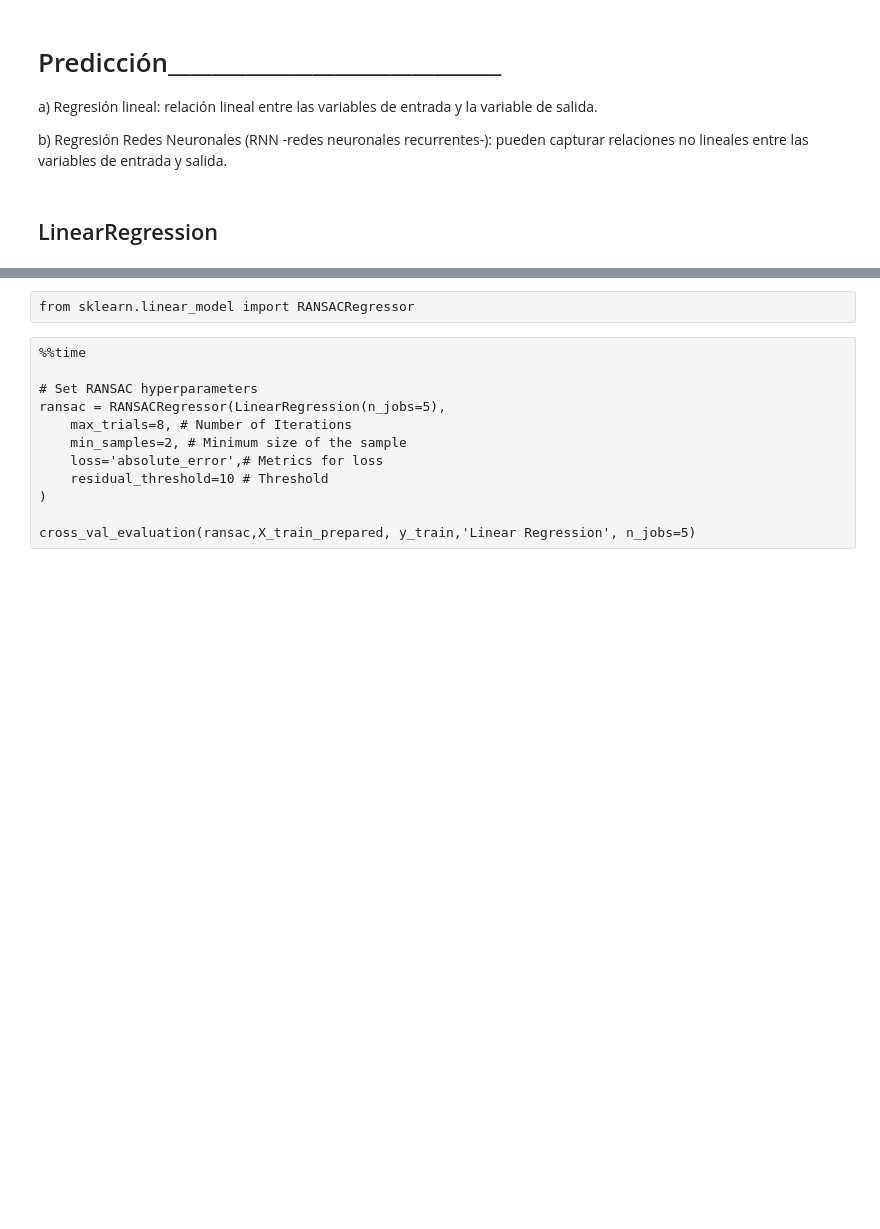
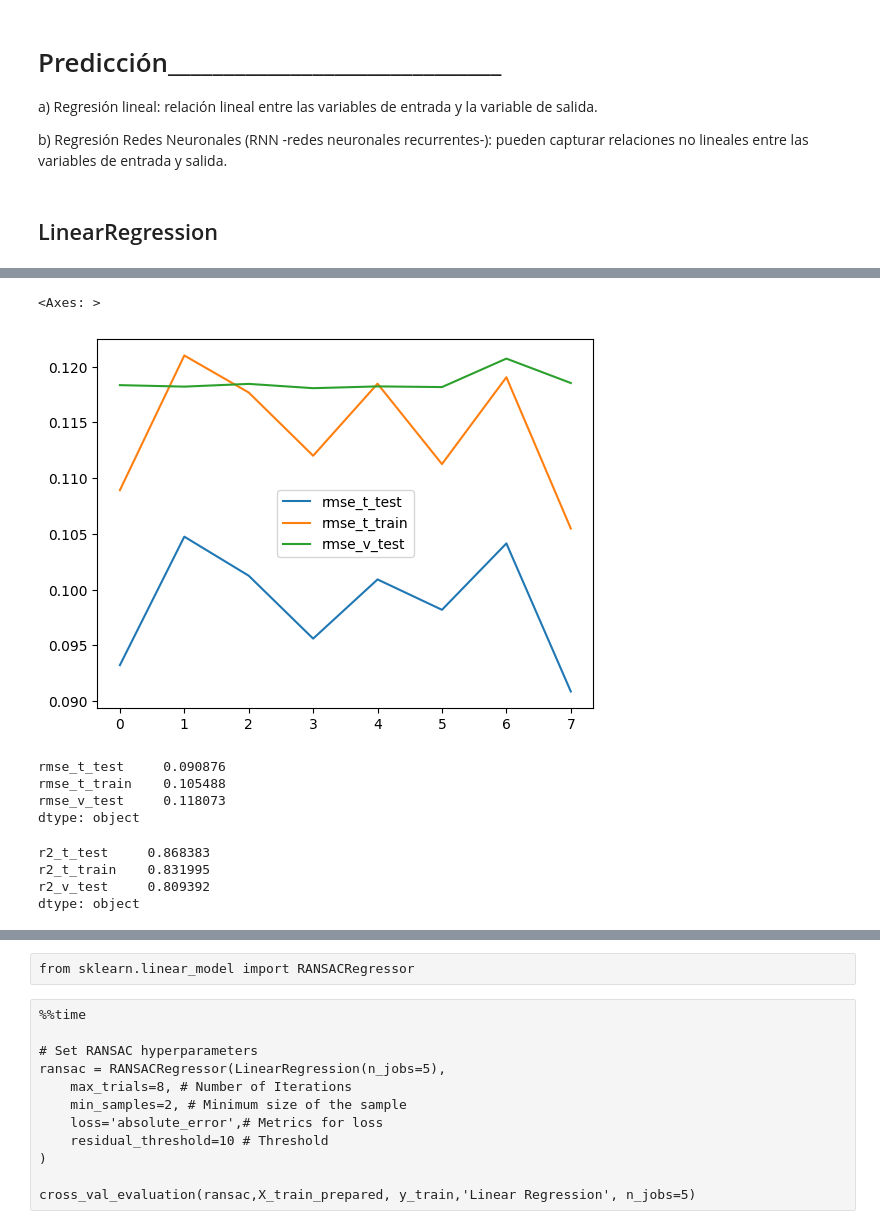
Before and after one commit to or1ol/CaptstoneProject, a Jupyter notebook: dades_complet_v1-6-Prediction.ipynb, the cells around one changed output, grey strips where cells are left out. Drawn from its saved outputs; the diff is of its cells as text; code cells hidden in the pictures; blank space fills up the shorter version.

```diff
--- a/dades_complet_v1-6-Prediction.ipynb
+++ b/dades_complet_v1-6-Prediction.ipynb
@@ -245,0 +292,26 @@ x_test_prepared: (1000367, 424) y_test:  (1694015,)
+# %%
+def test_model_train_val_test(
+    model,
+    data_train,
+    data_val,
+    data_test,
+    skip_cv=False,
+    show=False,
+    error_score='raise'
+):
+    if skip_cv==False:
+        cross_val_evaluation(
+            model,
+            data_train[0],
+            data_train[1],
+            'model test',
+            n_jobs=5,
+            error_score=error_score
+        )
+
+    model.fit(data_train[0], data_train[1])
+
+    return {
+        'train':test_model(model, data_train[0], data_train[1], show=show)[['mse_t','rmse_t','mae_t','r2_t']],
+        'test':test_model(model, data_val[0], data_val[1], data_test[0], data_test[1], show=show)[['mse_t','rmse_t','mae_t','r2_t', 'mse_v','rmse_v','mae_v','r2_v']]
+    }
@@ -309,0 +510,11 @@ dtype: object]
+# %%
+%%time
+
+result = do_test_per_month(
+    LinearRegression, dict(n_jobs=5),
+    (X_train, y_train),
+    (X_val, y_val),
+    (X_test,  y_test),
+    [2022],
+    months
+)
@@ -310 +524,20 @@ dtype: object]
+# %%
+result[['rmse_t_test','rmse_t_train','rmse_v_test']].plot()
+# %% [output]
+<Axes: >
+[figure, added]
+# %%
+result[['rmse_t_test','rmse_t_train','rmse_v_test']].min()
+# %% [output]
+rmse_t_test     0.090876
+rmse_t_train    0.105488
+rmse_v_test     0.118073
+dtype: object
+# %%
+result[['r2_t_test','r2_t_train','r2_v_test']].max()
+# %% [output]
+r2_t_test     0.868383
+r2_t_train    0.831995
+r2_v_test     0.809392
+dtype: object
 # %%
```
Also changed, not shown: parts of 112 cells of this notebook, 6 other files.
